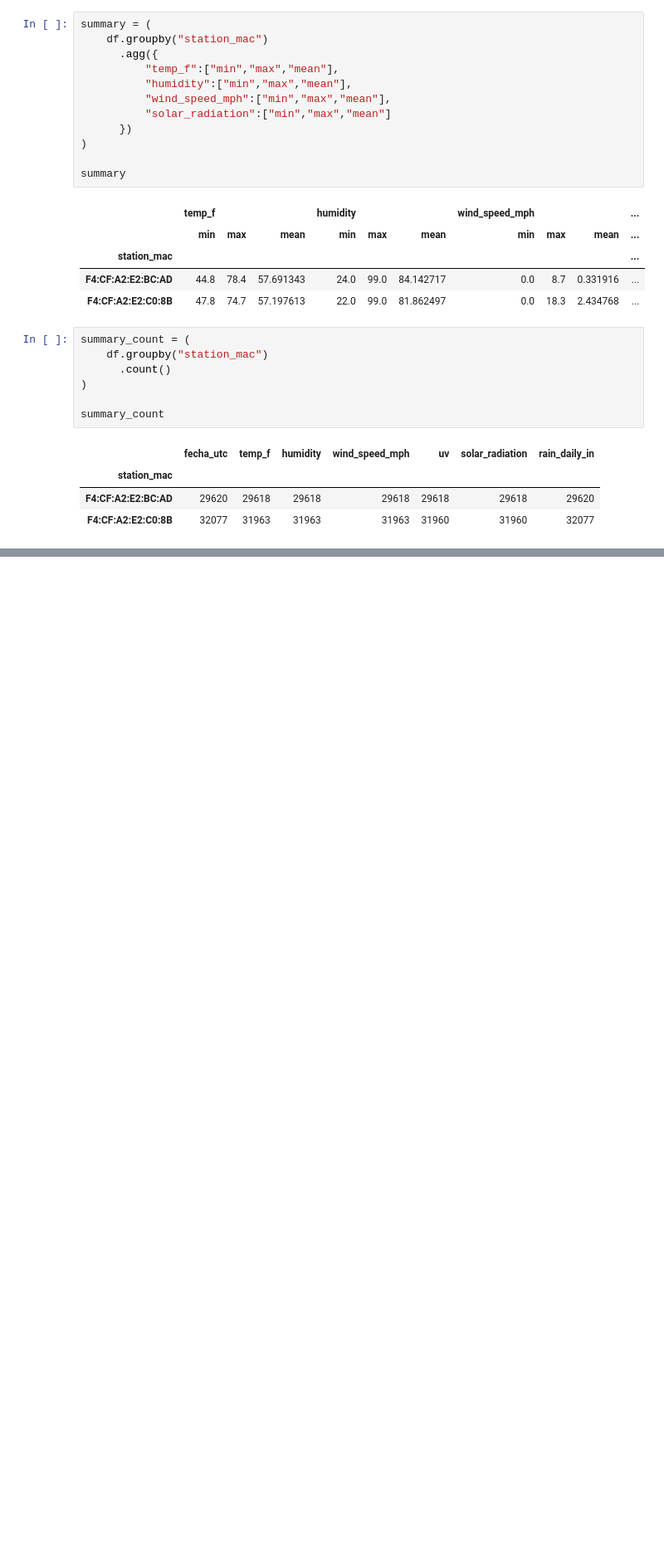
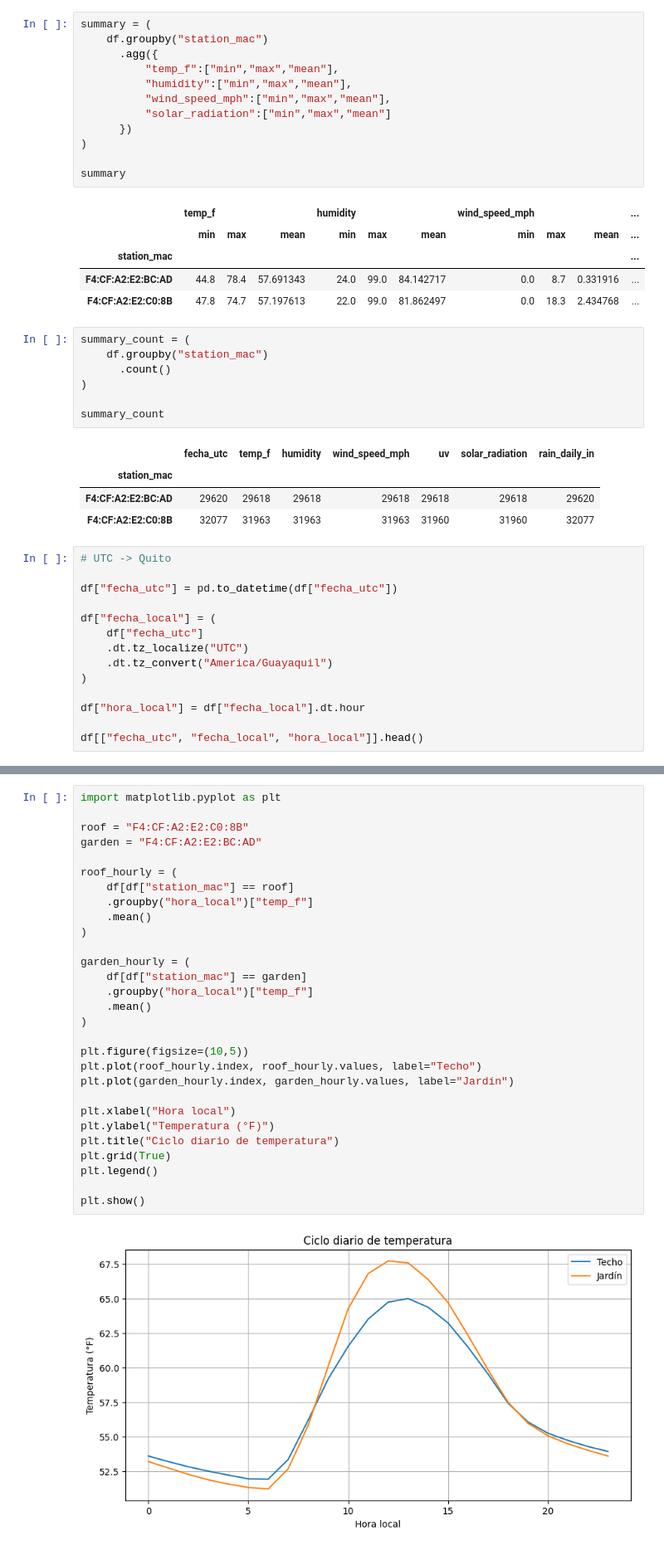
Before and after one commit to BryanR0b3rt0/OAQ-AstroForecast, a Jupyter notebook: notebooks/01_eda_station_validation.ipynb, the cells around one changed output, grey strips where cells are left out. Shown at 83% size. Saved outputs shown, nothing was run; the diff lists cells and outputs as text; blank space fills up the shorter version.

```diff
--- a/notebooks/01_eda_station_validation.ipynb
+++ b/notebooks/01_eda_station_validation.ipynb
@@ -157,3 +157,17 @@ summary_count
 | station_mac |  |  |  |  |  |  |  |
 | F4:CF:A2:E2:BC:AD | 29620 | 29618 | 29618 | 29618 | 29618 | 29618 | 29620 |
 | F4:CF:A2:E2:C0:8B | 32077 | 31963 | 31963 | 31963 | 31960 | 31960 | 32077 |
+# %%
+# UTC -> Quito
+
+df["fecha_utc"] = pd.to_datetime(df["fecha_utc"])
+
+df["fecha_local"] = (
+    df["fecha_utc"]
+    .dt.tz_localize("UTC")
+    .dt.tz_convert("America/Guayaquil")
+)
+
+df["hora_local"] = df["fecha_local"].dt.hour
+
+df[["fecha_utc", "fecha_local", "hora_local"]].head()
@@ -159,0 +327,31 @@ summary_count
+# %%
+import matplotlib.pyplot as plt
+
+roof = "F4:CF:A2:E2:C0:8B"
+garden = "F4:CF:A2:E2:BC:AD"
+
+roof_hourly = (
+    df[df["station_mac"] == roof]
+    .groupby("hora_local")["temp_f"]
+    .mean()
+)
+
+garden_hourly = (
+    df[df["station_mac"] == garden]
+    .groupby("hora_local")["temp_f"]
+    .mean()
+)
+
+plt.figure(figsize=(10,5))
+plt.plot(roof_hourly.index, roof_hourly.values, label="Techo")
+plt.plot(garden_hourly.index, garden_hourly.values, label="Jardín")
+
+plt.xlabel("Hora local")
+plt.ylabel("Temperatura (°F)")
+plt.title("Ciclo diario de temperatura")
+plt.grid(True)
+plt.legend()
+
+plt.show()
+# %% [output]
+[figure, added]
```
Also changed, not shown: parts of 11 cells of this notebook, 7 other files.
